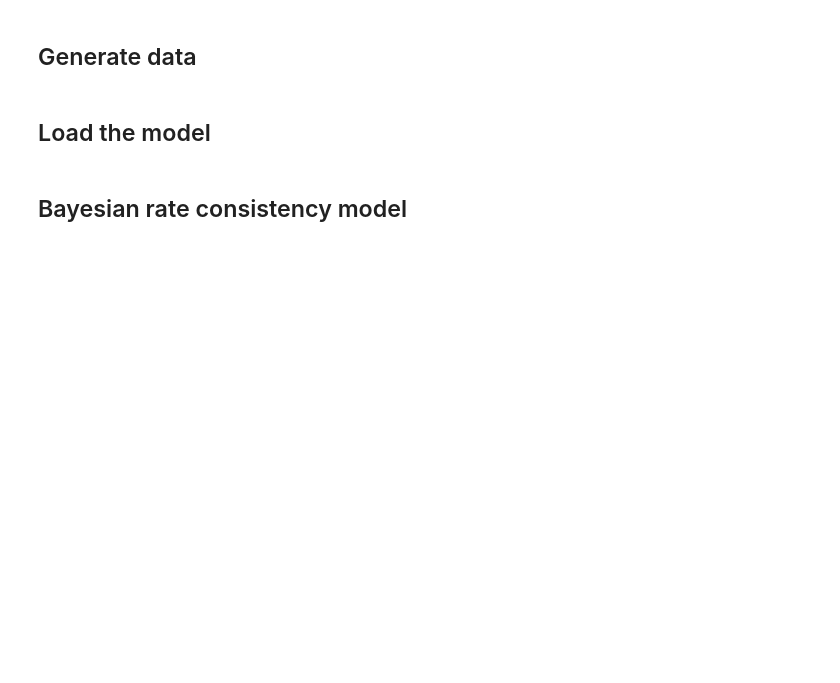
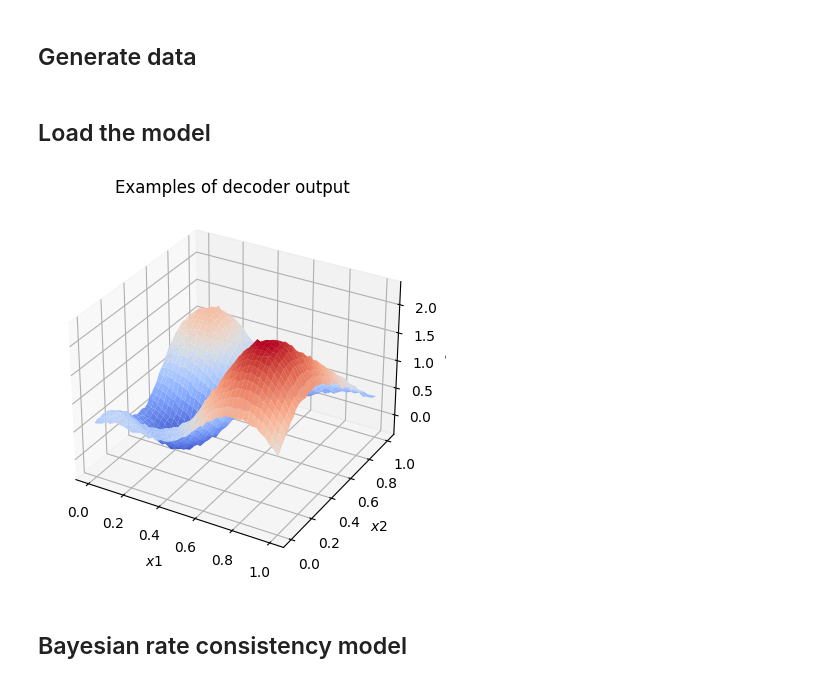
Before and after one commit to ericbrine/priorCVAE-bayes-rate-consistency, a Jupyter notebook: PriorVAE-simulated-contact-intensity.ipynb, the cells around one changed output. Saved outputs shown, nothing was run; the diff lists cells and outputs as text; code cells hidden in the pictures; blank space fills up the shorter version.

```diff
--- a/PriorVAE-simulated-contact-intensity.ipynb
+++ b/PriorVAE-simulated-contact-intensity.ipynb
@@ -49,47 +52,52 @@ args = {
         "kernel": "matern52",
         "ls": 0.2
        }
-args['model_path'] = f"weights/vae_{args['input_dim']}_{args['num_iterations']}_{args['data_dim']}d_{args['kernel']}_{args['ls']}"
 # %%
-args['model_path'] = "weights/vae_1936_6000_2d_matern32_0.5"
+args['model_path'] = "weights/vae_1936_8000_mat52_0.2"
 # %% [markdown]
 ## Generate data
 # %%
-kernel = Matern32(lengthscale=0.5)
+kernel = Matern52(lengthscale=0.2)
 
 gp_set = GPDataset(n_data=args["n_data"], kernel=kernel, sample_lengthscale=False, x_dim=2)
 # sample_x_train, sample_y_train, sample_ls_train = gp_set.simulatedata(n_samples=args['batch_size'])
-x_test, y_test, ls_test = gp_set.simulatedata(n_samples=20)
+x_test, y_test, ls_test = gp_set.simulatedata(n_samples=1)
 # %% [markdown]
 ## Load the model
 # %%
 decoder_params = load_model_params(args["model_path"])["decoder"]
 # %%
-from bayes_rate_consistency.decoder.decoder import MLPDecoder
+from priorCVAE.models import MLPDecoder
+# from bayes_rate_consistency.decoder import MLPDecoder
 
-decoder = MLPDecoder(args["hidden_dim"], args["input_dim"])
+# decoder = MLPDecoder(args["hidden_dim"], args["input_dim"])
+decoder = MLPDecoder([args["hidden_dim"], args["hidden_dim"], args["hidden_dim"]], args["input_dim"], nn.gelu)
 
 key = jax.random.PRNGKey(rnd.randint(0, 9999))
 rng, z_rng, init_rng = random.split(key, 3)
 z = random.normal(z_rng, (args["n_test"], args["latent_dim"]))
 
 key = jax.random.PRNGKey(rnd.randint(0, 9999))
 key, e_rng, d_rng = jax.random.split(key, 3)
 
 vae_samples = decoder.apply({'params': decoder_params}, z)
 
 
 vae_samples_reshaped = vae_samples.reshape((args["n_test"], gp_set.n_data, gp_set.n_data))
 
-# fig, ax = plt.subplots(nrows=1, ncols=1, subplot_kw={"projection": "3d"})
+fig, ax = plt.subplots(nrows=1, ncols=1, subplot_kw={"projection": "3d"})
 
-# ax.plot_surface(gp_set.x1, gp_set.x2, vae_samples_reshaped[40], cmap=coolwarm)
+x = jnp.linspace(0, 1, args['n_data'])
+x1, x2 = jnp.meshgrid(x, x)
+ax.plot_surface(x1, x2, vae_samples_reshaped[0], cmap=coolwarm)
 
-# ax.set_xlabel('$x1$')
-# ax.set_ylabel('$x2$')
-# ax.set_zlabel('$y=f_{VAE}(x)$')
-# ax.set_title('Examples of decoder output')
+ax.set_xlabel('$x1$')
+ax.set_ylabel('$x2$')
+ax.set_zlabel('$y=f_{VAE}(x)$')
+ax.set_title('Examples of decoder output')
 
-# plt.show()
+plt.show()
+# %% [output]
+[figure, added]
 # %% [markdown]
 ## Bayesian rate consistency model
```
Also changed, not shown: parts of 48 cells of this notebook, 20 other files.
